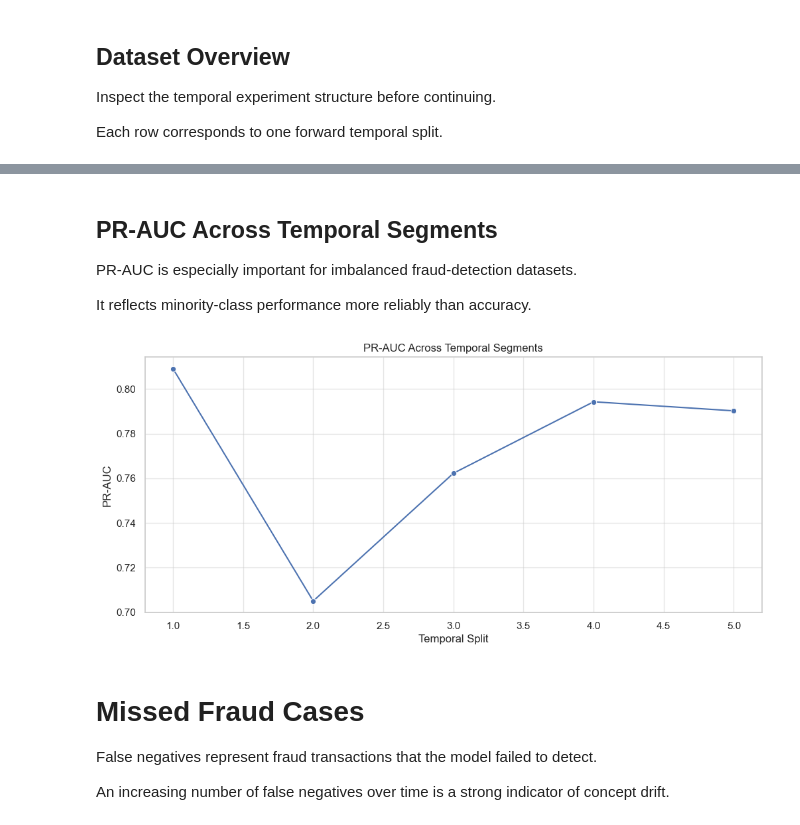
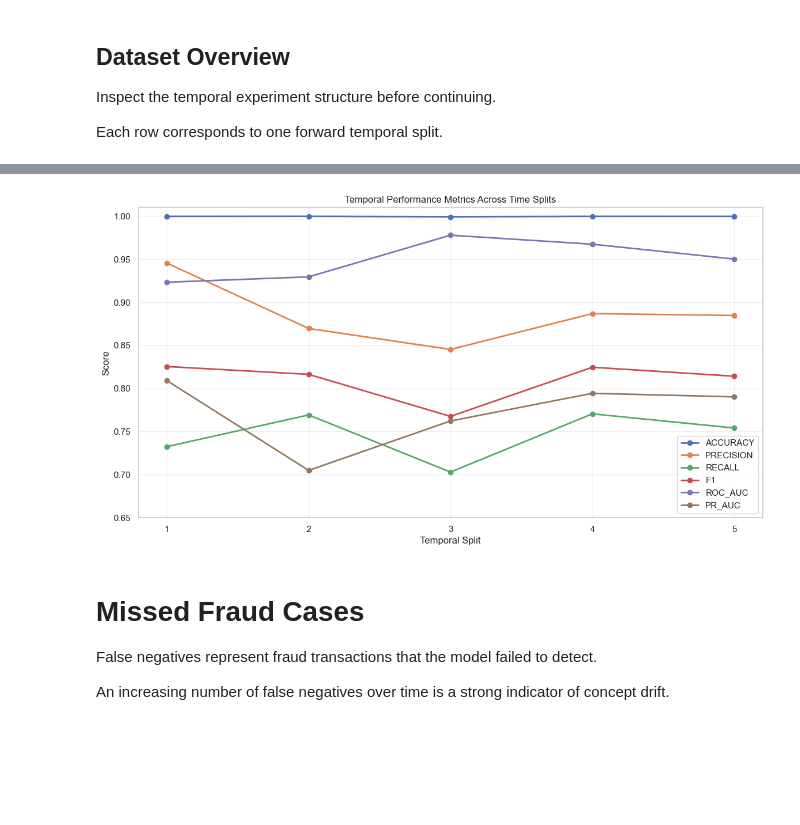
Before and after one commit to DanielKuris/MachineLearningProject, a Jupyter notebook: src/results_analysis/results_experiment5.ipynb, the cells around one changed output, grey strips where cells are left out. Cells and saved outputs as stored; diff of their text form; code cells hidden in the pictures; blank space fills up the shorter version.

```diff
--- a/src/results_analysis/results_experiment5.ipynb
+++ b/src/results_analysis/results_experiment5.ipynb
@@ -220,28 +118,42 @@ plt.show()
-# %% [markdown]
-
-## PR-AUC Across Temporal Segments
-
-PR-AUC is especially important for imbalanced fraud-detection datasets.
-
-It reflects minority-class performance more reliably than accuracy.
-# %%
-
-plt.figure(figsize=(12,5))
-
-sns.lineplot(
-    data=q5_results,
-    x="split",
-    y="pr_auc",
-    marker="o"
-)
-
-plt.title("PR-AUC Across Temporal Segments")
-plt.xlabel("Temporal Split")
-plt.ylabel("PR-AUC")
-
-plt.show()
-# %% [output]
-[figure, removed]
+# %%
+
+import matplotlib.pyplot as plt
+import seaborn as sns
+
+sns.set_theme(style="whitegrid")
+
+metrics = [
+    "accuracy",
+    "precision",
+    "recall",
+    "f1",
+    "roc_auc",
+    "pr_auc"
+]
+
+plt.figure(figsize=(14,7))
+
+for metric in metrics:
+    plt.plot(
+        q5_results["split"],
+        q5_results[metric],
+        marker="o",
+        linewidth=2,
+        label=metric.upper()
+    )
+
+plt.title("Temporal Performance Metrics Across Time Splits")
+plt.xlabel("Temporal Split")
+plt.ylabel("Score")
+plt.xticks(q5_results["split"])
+plt.ylim(0.65, 1.01)
+
+plt.legend()
+plt.grid(True, alpha=0.3)
+
+plt.show()
+# %% [output]
+[figure, added]
 # %% [markdown]
 
 # Missed Fraud Cases
```
Also changed, not shown: parts of 15 cells of this notebook, 2 other files.
